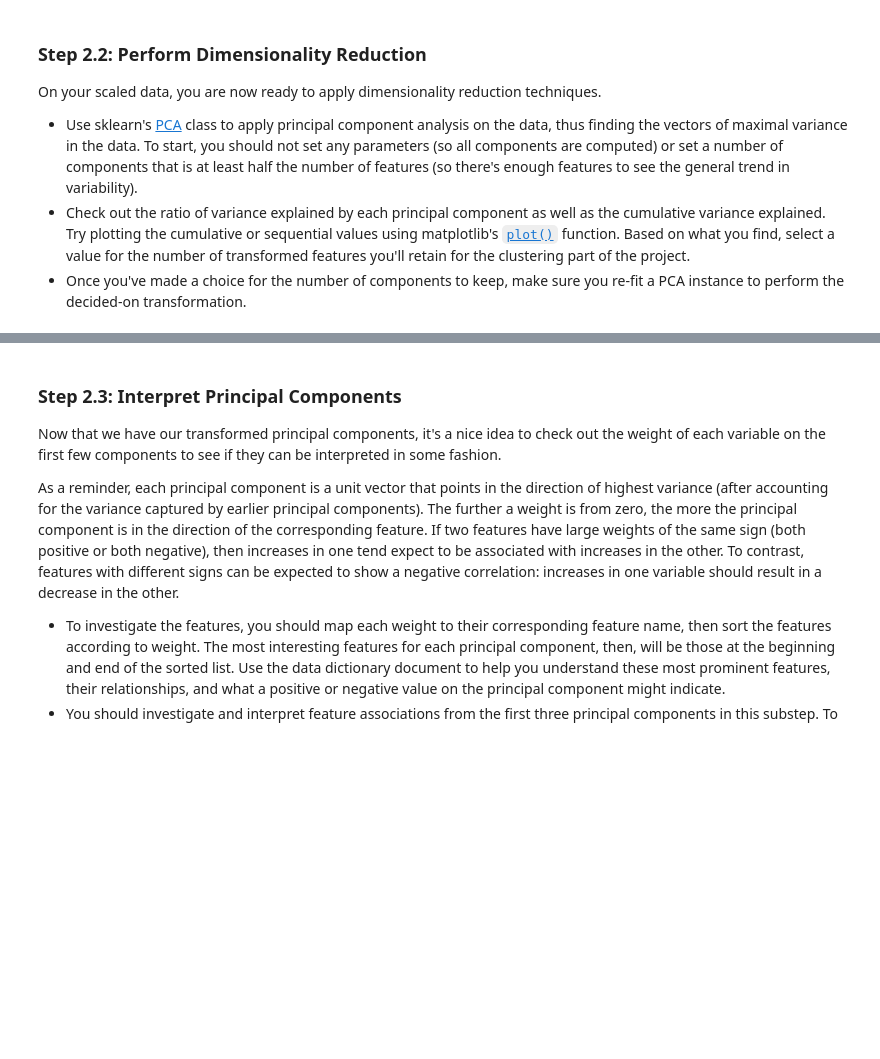
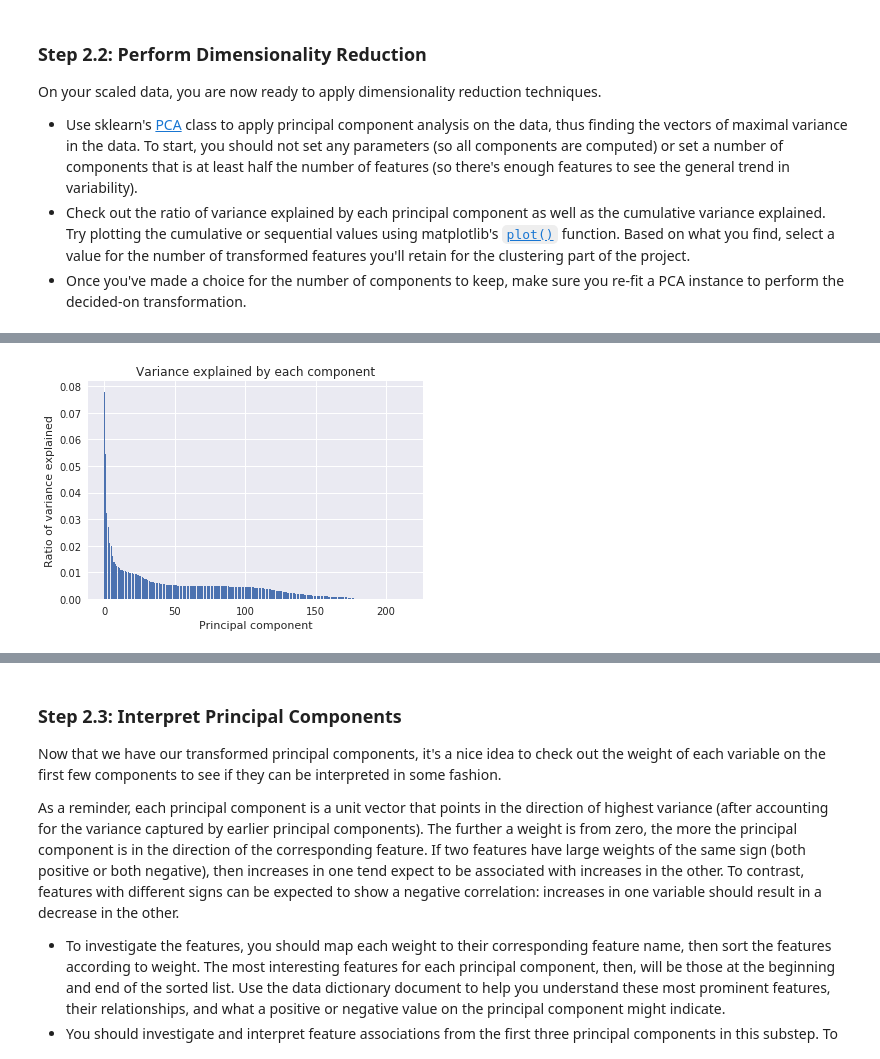
Before and after one commit to RayFromUiS/unsupervised_identify_customer_segments, a Jupyter notebook: Identify_Customer_Segments.ipynb, the cells around one changed output, grey strips where cells are left out. Saved outputs shown, nothing was run; the diff lists cells and outputs as text; code cells hidden in the pictures; blank space fills up the shorter version.

```diff
--- a/Identify_Customer_Segments.ipynb
+++ b/Identify_Customer_Segments.ipynb
@@ -756,0 +756,9 @@ PCA(copy=True, iterated_power='auto', n_components=None, random_state=None,
+# %%
+# Investigate the variance accounted for by each principal component.
+plt.bar(range(len(pca.explained_variance_ratio_)), pca.explained_variance_ratio_)
+plt.title("Variance explained by each component")
+plt.xlabel("Principal component")
+plt.ylabel("Ratio of variance explained")
+plt.show()
+# %% [output]
+[figure, added]
```
Also changed, not shown: parts of 20 cells of this notebook.
